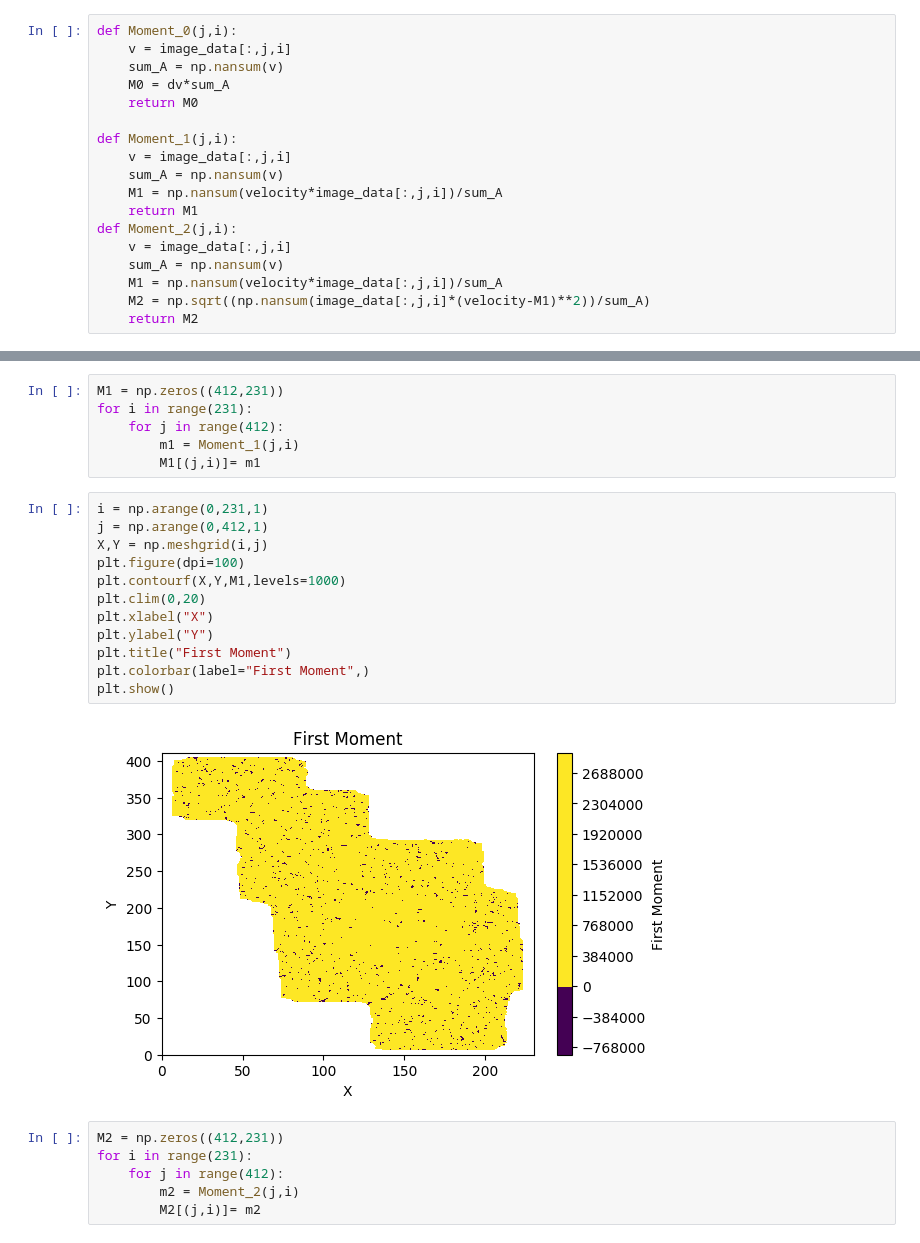
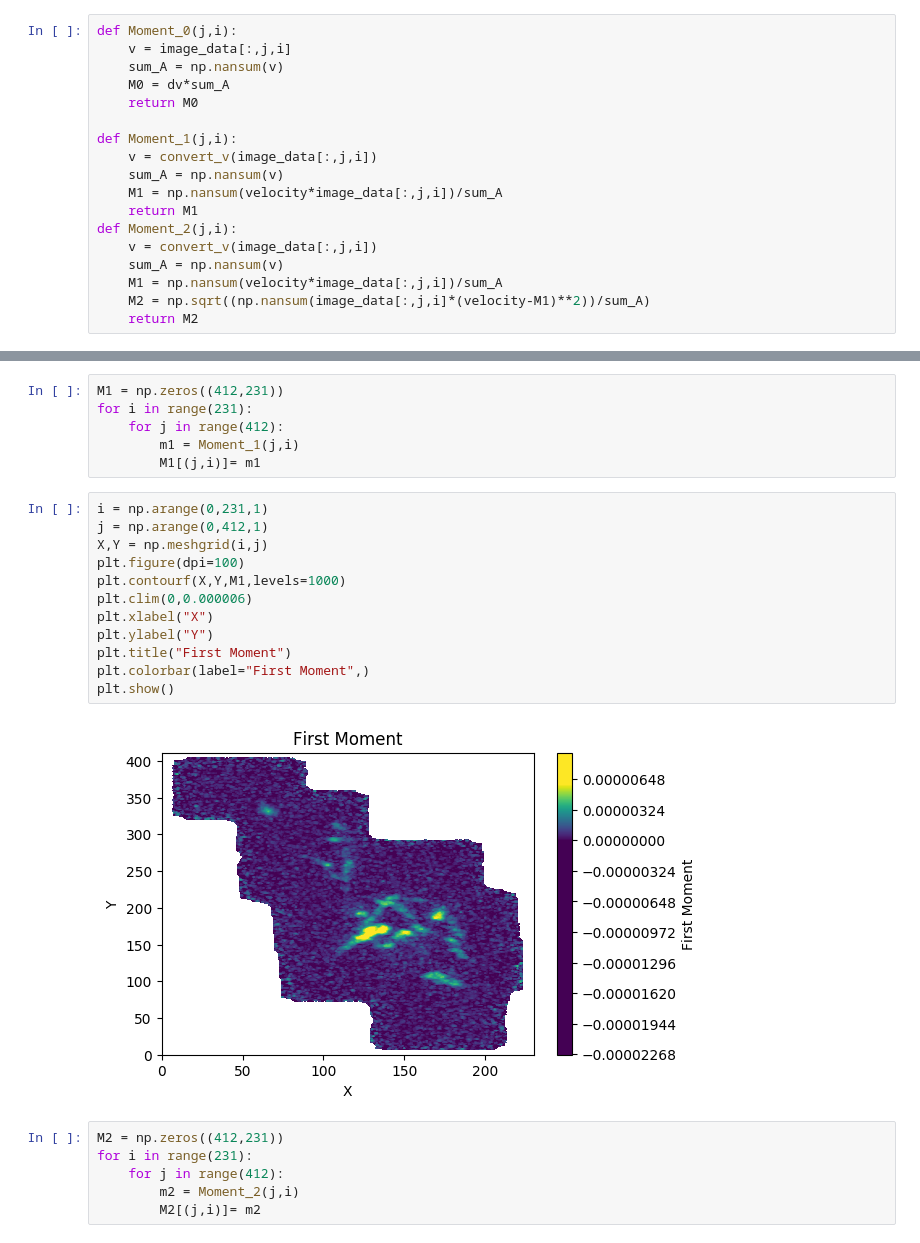
Before and after one commit to AveryGong515/CTA200, a Jupyter notebook: SURPproject_LilyGong.ipynb, the cells around one changed output, grey strips where cells are left out. Saved outputs shown, nothing was run; the diff lists cells and outputs as text.

```diff
--- a/SURPproject_LilyGong.ipynb
+++ b/SURPproject_LilyGong.ipynb
@@ -148,12 +164,12 @@ def Moment_0(j,i):
     return M0
 
 def Moment_1(j,i):
-    v = image_data[:,j,i]
+    v = convert_v(image_data[:,j,i])
     sum_A = np.nansum(v)
     M1 = np.nansum(velocity*image_data[:,j,i])/sum_A
     return M1
 def Moment_2(j,i):
-    v = image_data[:,j,i]
+    v = convert_v(image_data[:,j,i])
     sum_A = np.nansum(v)
     M1 = np.nansum(velocity*image_data[:,j,i])/sum_A
     M2 = np.sqrt((np.nansum(image_data[:,j,i]*(velocity-M1)**2))/sum_A)
@@ -187,17 +203,17 @@ for i in range(231):
 # %%
 i = np.arange(0,231,1)
 j = np.arange(0,412,1)
 X,Y = np.meshgrid(i,j)
 plt.figure(dpi=100)
 plt.contourf(X,Y,M1,levels=1000)
-plt.clim(0,20)
+plt.clim(0,0.000006)
 plt.xlabel("X")
 plt.ylabel("Y")
 plt.title("First Moment")
 plt.colorbar(label="First Moment",)
 plt.show()
 # %% [output]
-[figure, old version]
+[figure, new version]
 # %%
 M2 = np.zeros((412,231))
 for i in range(231):
```
Also changed, not shown: parts of 6 cells of this notebook.
